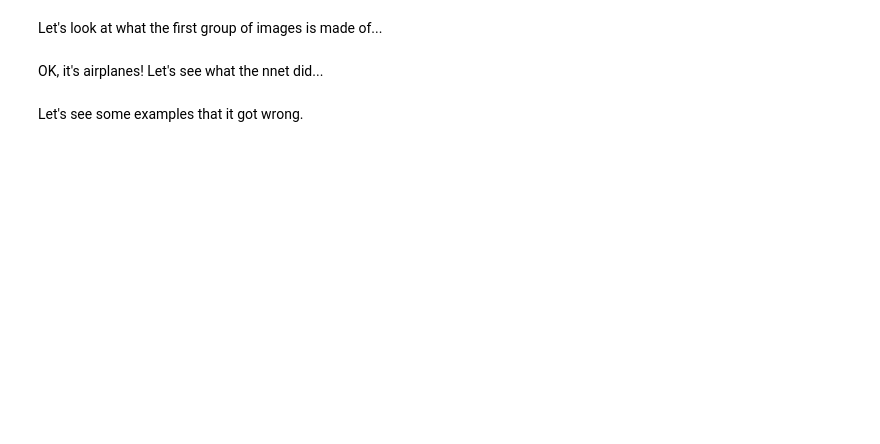
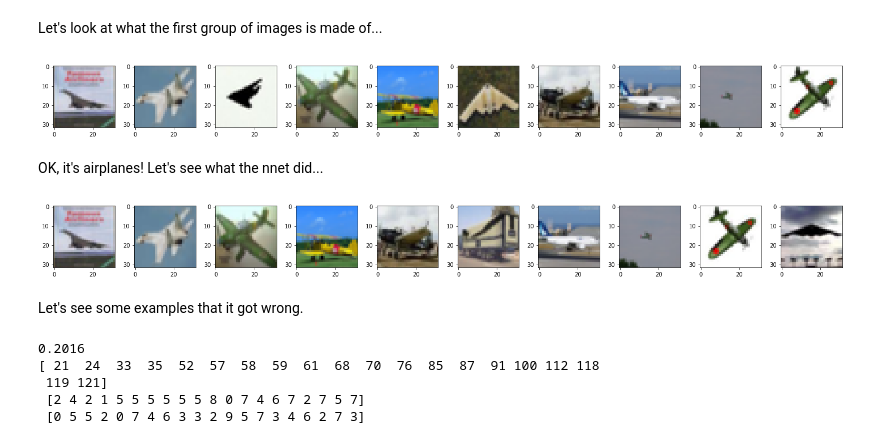
Before and after one commit to djreiss/deepLearnPlayground, a Jupyter notebook: 2-cifar-small-images-no-data-augmentation-deeper.ipynb, the cells around one changed output. Drawn from its saved outputs; the diff is of its cells as text; code cells hidden in the pictures; blank space fills up the shorter version.

```diff
--- a/2-cifar-small-images-no-data-augmentation-deeper.ipynb
+++ b/2-cifar-small-images-no-data-augmentation-deeper.ipynb
@@ -63,7 +64,7 @@ x_train shape: (50000, 3, 32, 32)
 # %%
 fig, ax = plt.subplots(1, 10, figsize=(20,3))
 for i, a in enumerate(ax.flatten()):
-    a.imshow(x_train[i])
+    a.imshow(toimage(x_train[i])
 fig.tight_layout()
 # %% [output]
 [figure]
@@ -75,7 +76,7 @@ for i, a in enumerate(ax.flatten()):
     class_ind = i // 10
     pic_ind = i % 10
     group = np.where(y_train.flatten() == class_ind)[0][pic_ind]
-    a.imshow(x_train[group])
+    a.imshow(toimage(x_train[group])
 fig.tight_layout()
 # %% [output]
 [figure]
@@ -197,6 +212,6 @@ print('Test accuracy:', score[1])
 # %%
 from sklearn import datasets, svm, metrics
-(_, _), (_, y_test_orig) = cifar10.load_data()
+(_, _), (x_test_orig, y_test_orig) = cifar10.load_data()
 pred = model.predict_classes(x_test)
 print(pred.shape, y_test_orig.shape)
 print(np.mean(pred == y_test_orig.flatten()))
@@ -206,24 +239,34 @@ Let's look at what the first group of images is made of...
 # %%
 class_ind = 0
 first_group = np.where(y_test_orig.flatten() == class_ind)[0][:10]
 fig, ax = plt.subplots(1, 10, figsize=(20,3))
 for i, a in enumerate(ax.flatten()):
-    a.imshow(x_test[first_group[i]])
+    a.imshow(toimage(x_test_orig[first_group[i]]))
 fig.tight_layout()
+# %% [output]
+[figure, added]
 # %% [markdown]
 OK, it's airplanes! Let's see what the nnet did...
 # %%
 first_group = np.where(pred.flatten() == class_ind)[0][:10]
 fig, ax = plt.subplots(1, 10, figsize=(20,3))
 for i, a in enumerate(ax.flatten()):
-    a.imshow(x_test[first_group[i]])
+    a.imshow(toimage(x_test_orig[first_group[i]]))
 fig.tight_layout()
+# %% [output]
+[figure, added]
 # %% [markdown]
 Let's see some examples that it got wrong.
 # %%
 print(np.mean(pred != y_test_orig.flatten()))
 inds = np.where(pred != y_test_orig.flatten())[0]
 print(inds[:20], '\n', pred[inds][:20], '\n', y_test_orig.flatten()[inds][:20])
+# %% [output]
+0.2016
+[ 21  24  33  35  52  57  58  59  61  68  70  76  85  87  91 100 112 118
+ 119 121]
+ [2 4 2 1 5 5 5 5 5 5 8 0 7 4 6 7 2 7 5 7]
+ [0 5 5 2 0 7 4 6 3 3 2 9 5 7 3 4 6 2 7 3]
 # %%
 fig, ax = plt.subplots(2, 10, figsize=(20,3))
 for i, a in enumerate(ax.flatten()):
```
Also changed, not shown: parts of 5 cells of this notebook.
